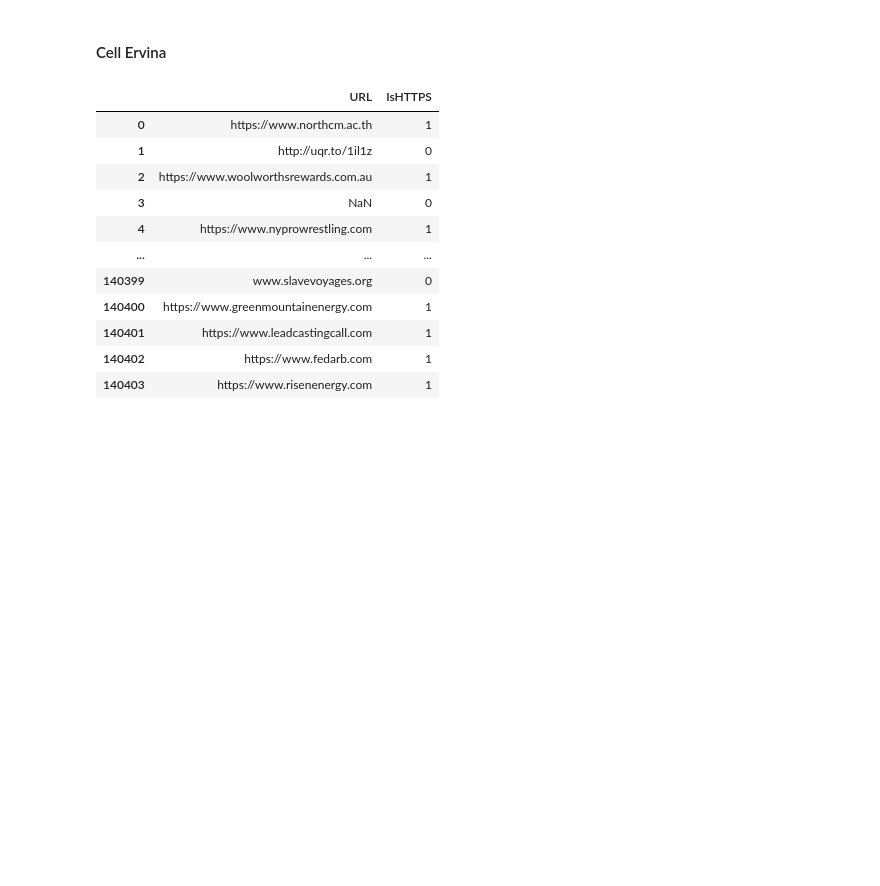
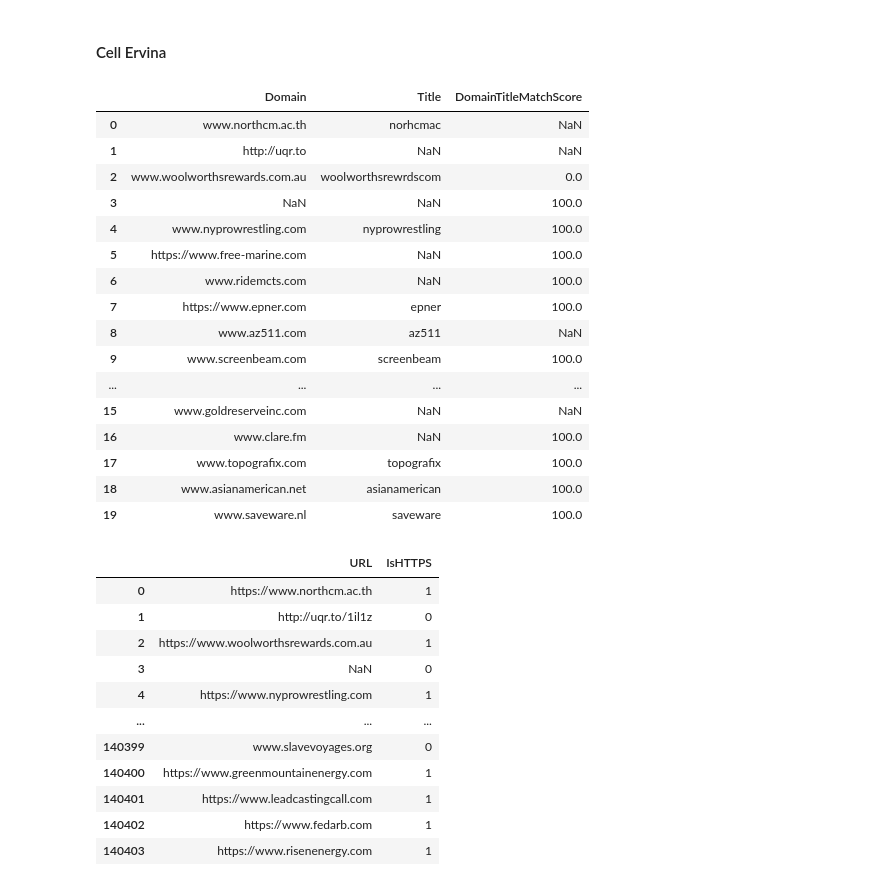
Before and after one commit to IlllIllIIIlIlIll/Traienta_IF3070, a Jupyter notebook: src/public/Tubes2_Kelompok30.ipynb, the cells around one changed output. Saved outputs shown, nothing was run; the diff lists cells and outputs as text; code cells hidden in the pictures; blank space fills up the shorter version.

Commit message:
DomainTitle and URLTitle

```diff
--- a/src/public/Tubes2_Kelompok30.ipynb
+++ b/src/public/Tubes2_Kelompok30.ipynb
@@ -880,3 +1064,23 @@ def fill_missing_hasTitle(df):
+# %%
+train_set[['Domain', 'Title', 'DomainTitleMatchScore']].head(20)
+# %% [output]
+|  | Domain | Title | DomainTitleMatchScore |
+| 0 | www.northcm.ac.th | norhcmac | NaN |
+| 1 | http://uqr.to | NaN | NaN |
+| 2 | www.woolworthsrewards.com.au | woolworthsrewrdscom | 0.0 |
+| 3 | NaN | NaN | 100.0 |
+| 4 | www.nyprowrestling.com | nyprowrestling | 100.0 |
+| 5 | https://www.free-marine.com | NaN | 100.0 |
+| 6 | www.ridemcts.com | NaN | 100.0 |
+| 7 | https://www.epner.com | epner | 100.0 |
+| 8 | www.az511.com | az511 | NaN |
+| 9 | www.screenbeam.com | screenbeam | 100.0 |
+| ... | ... | ... | ... |
+| 15 | www.goldreserveinc.com | NaN | NaN |
+| 16 | www.clare.fm | NaN | 100.0 |
+| 17 | www.topografix.com | topografix | 100.0 |
+| 18 | www.asianamerican.net | asianamerican | 100.0 |
+| 19 | www.saveware.nl | saveware | 100.0 |
 # %%
 # Fill missing isHTTPS according to URL
 train_set = fill_missing_isHTTPS(train_set)
```
Also changed, not shown: parts of 9 cells of this notebook.
